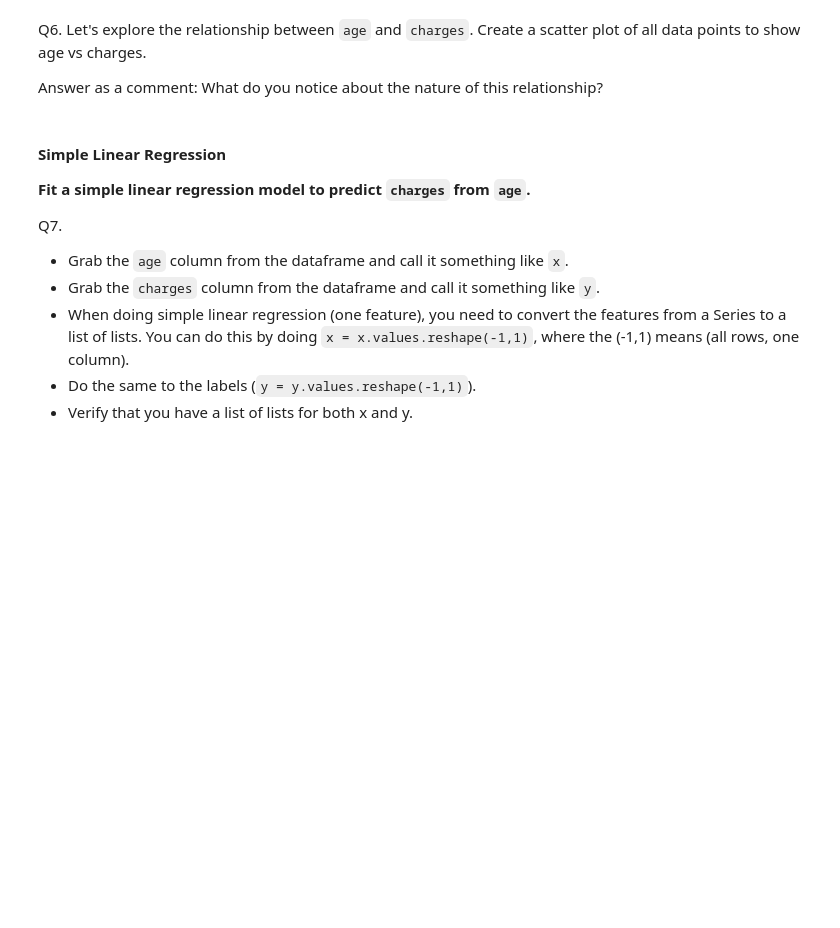
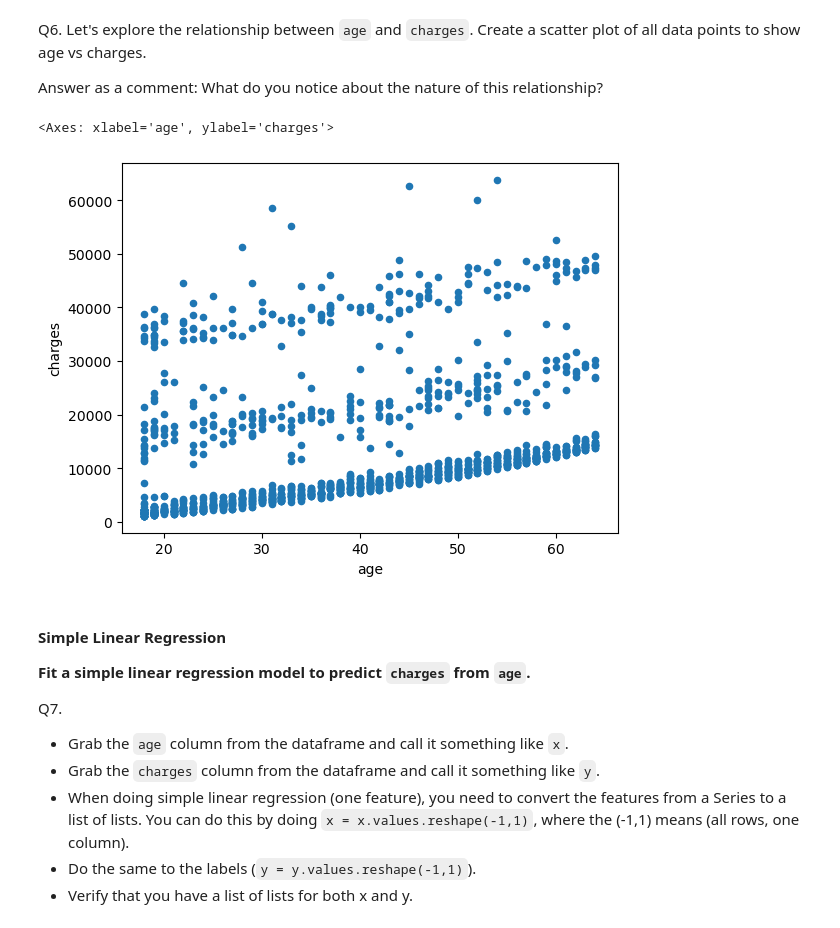
Before and after one commit to aJimenez19037/CS363M-HW, a Jupyter notebook: HW3-2/Assignment3.ipynb, the cells around one changed output. Cells and saved outputs as stored; diff of their text form; code cells hidden in the pictures; blank space fills up the shorter version.

```diff
--- a/HW3-2/Assignment3.ipynb
+++ b/HW3-2/Assignment3.ipynb
@@ -51,6 +105,11 @@ Q6. Let's explore the relationship between `age` and `charges`. Create a scatter
 Answer as a comment: What do you notice about the nature of this relationship?
 # %%
 # your code goes here
+df.plot.scatter(x='age', y='charges')
+# There seem to be 3 clusters for a given age, charges increase with age
+# %% [output]
+<Axes: xlabel='age', ylabel='charges'>
+[figure, added]
 # %% [markdown]
 #### Simple Linear Regression
 **Fit a simple linear regression model to predict `charges` from `age`.**
```
Also changed, not shown: parts of 17 cells of this notebook.
